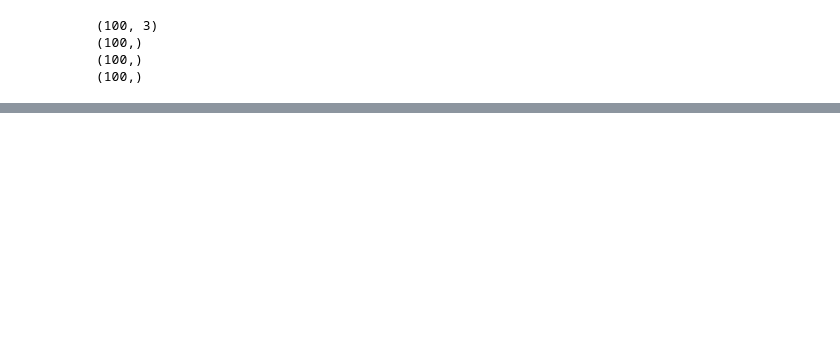
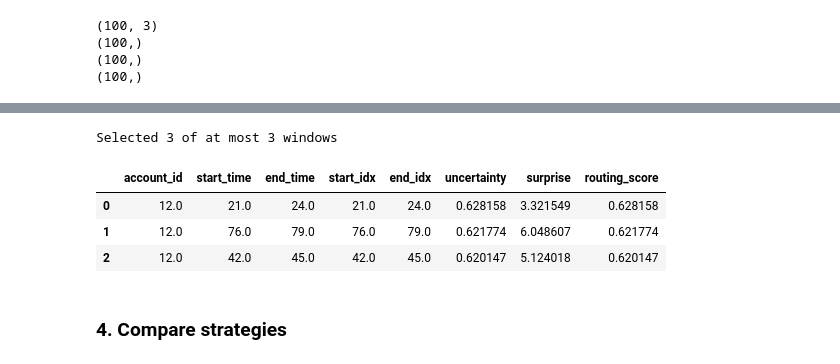
Before and after one commit to juananmonte/aml-working-paper, a Jupyter notebook: notebooks/routing_interactive.ipynb, the cells around one changed output, grey strips where cells are left out. Drawn from its saved outputs; the diff is of its cells as text; code cells hidden in the pictures; blank space fills up the shorter version.

```diff
--- a/notebooks/routing_interactive.ipynb
+++ b/notebooks/routing_interactive.ipynb
@@ -393,0 +94,20 @@ combined vs random: 2/10 windows overlap temporally
+# %%
+window_size = 4
+candidates = build_candidate_windows(account_routing_df, window_size=window_size)
+# %%
+budget = 3
+strategy = "uncertainty"  # "uncertainty", "surprise", "combined", "random"
+
+investigations = select_investigations(candidates, budget=budget, strategy=strategy, random_state=42)
+print(f"Selected {len(investigations)} of at most {budget} windows")
+# %% [output]
+Selected 3 of at most 3 windows
+# %%
+investigations
+# %% [output]
+|  | account_id | start_time | end_time | start_idx | end_idx | uncertainty | surprise | routing_score |
+| 0 | 12.0 | 21.0 | 24.0 | 21.0 | 24.0 | 0.628158 | 3.321549 | 0.628158 |
+| 1 | 12.0 | 76.0 | 79.0 | 76.0 | 79.0 | 0.621774 | 6.048607 | 0.621774 |
+| 2 | 12.0 | 42.0 | 45.0 | 42.0 | 45.0 | 0.620147 | 5.124018 | 0.620147 |
+# %% [markdown]
+### 4. Compare strategies
```
Also changed, not shown: parts of 42 cells of this notebook, 17 other files.
